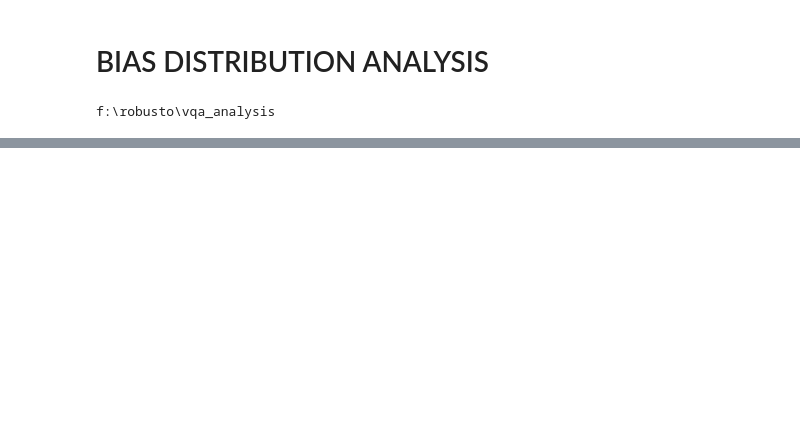
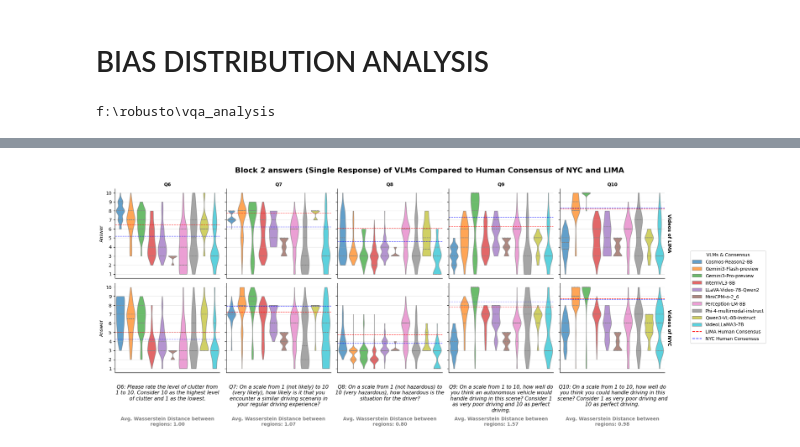
Before and after one commit to marcelochincha/vqa_analysis, a Jupyter notebook: src/notebook_tests/bias_tests.ipynb, the cells around one changed output, grey strips where cells are left out. Drawn from its saved outputs; the diff is of its cells as text; code cells hidden in the pictures; blank space fills up the shorter version.

```diff
--- a/src/notebook_tests/bias_tests.ipynb
+++ b/src/notebook_tests/bias_tests.ipynb
@@ -90,0 +84,17 @@ human_consensus
+# %%
+#now  we have to compute the consensuis for each question and video from the human answers we must have two consensues for lima and nyc
+human_mask = df_b2["AGENT"].apply(lambda x: "human" in x.lower())
+df_humans = df_b2[human_mask]
+df_vlms = df_b2[~human_mask]
+#segregate in two groups nyc or lima
+df_humans["HUMAN_REGION"] = df_humans["AGENT"].apply(lambda x: "NYC" if "nyc" in x.lower() else "LIMA")
+agg_df = (
+    df_humans
+    .groupby(
+        ["QUESTION_NUM","HUMAN_REGION","VIDEO_REGION"],
+        as_index=False
+    )["ANSWER"]
+    .mean()
+)
+human_consensus = agg_df
+human_consensus
@@ -124,0 +142,3 @@ r
+# %%
+df_vlms_r1 = df_vlms[df_vlms["REPETITION"] == 1]
+df_vlms_r1
@@ -124,0 +405,4 @@ r
+# %%
+violing_plot_b2(df_vlms_r1, human_consensus, title =  "Block 2 answers (Single) of VLMs Compared to Human Consensus of NYC and LIMA", out_filename = "bias_violin_distribution_clean")
+# %% [output]
+[figure, added]
```
Also changed, not shown: parts of 16 cells of this notebook, 31 other files.
